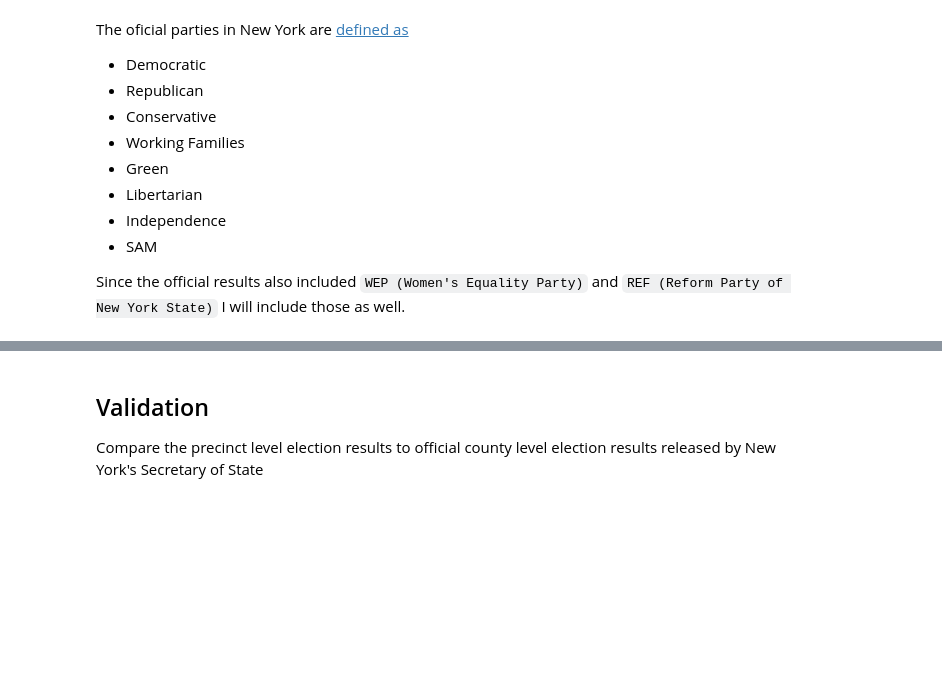
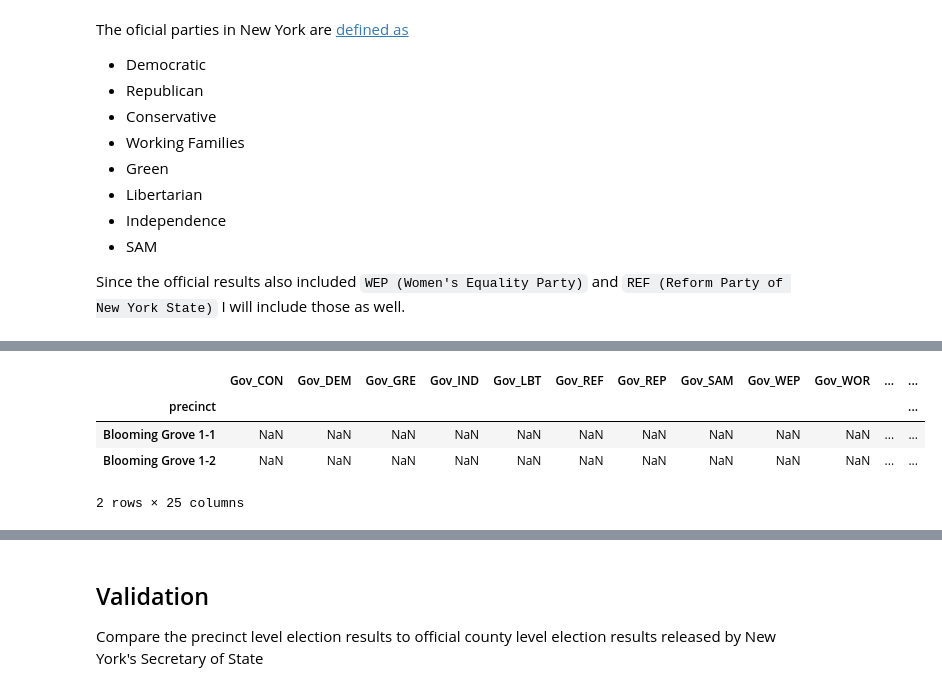
Before and after one commit to baxterdemers/precinct_matching_framework, a Jupyter notebook: pivot_results.ipynb, the cells around one changed output, grey strips where cells are left out. Saved outputs shown, nothing was run; the diff lists cells and outputs as text; code cells hidden in the pictures; blank space fills up the shorter version.

```diff
--- a/pivot_results.ipynb
+++ b/pivot_results.ipynb
@@ -374,7 +370,6 @@ def clean_party(party):
     looked_up_party = party_lookup_table.get(cleaned_party, cleaned_party)
     return official_party_to_abbreviation.get(looked_up_party.title(), looked_up_party)
 # %%
-df.loc[df.party.isna(),'party'] = df.candidate
 df = df.loc[~(df.party.str.upper().isin([
         'BALLOTS CAST',
         'TOTAL',
@@ -422,0 +502,17 @@ piv.groupby('county').sum()
+# %%
+piv.loc['Orange County', 'HOR_CON'] = df_Orange_HOR['CON']
+piv.loc['Orange County', 'HOR_DEM'] = df_Orange_HOR['DEM']
+piv.loc['Orange County', 'HOR_GRE'] = 0
+piv.loc['Orange County', 'HOR_IND'] = df_Orange_HOR['IND']
+piv.loc['Orange County', 'HOR_REF'] = df_Orange_HOR['REF']
+piv.loc['Orange County', 'HOR_REP'] = df_Orange_HOR['REP']
+piv.loc['Orange County', 'HOR_WEP'] = df_Orange_HOR['WEP']
+piv.loc['Orange County', 'HOR_WOR'] = df_Orange_HOR['WOR']
+# %%
+piv.loc['Orange County'].head(2)
+# %% [output]
+|  | Gov_CON | Gov_DEM | Gov_GRE | Gov_IND | Gov_LBT | Gov_REF | Gov_REP | Gov_SAM | Gov_WEP | Gov_WOR | ... | ... |
+| precinct |  |  |  |  |  |  |  |  |  |  |  | ... |
+| Blooming Grove 1-1 | NaN | NaN | NaN | NaN | NaN | NaN | NaN | NaN | NaN | NaN | ... | ... |
+| Blooming Grove 1-2 | NaN | NaN | NaN | NaN | NaN | NaN | NaN | NaN | NaN | NaN | ... | ... |
+2 rows × 25 columns
```
Also changed, not shown: parts of 20 cells of this notebook.
